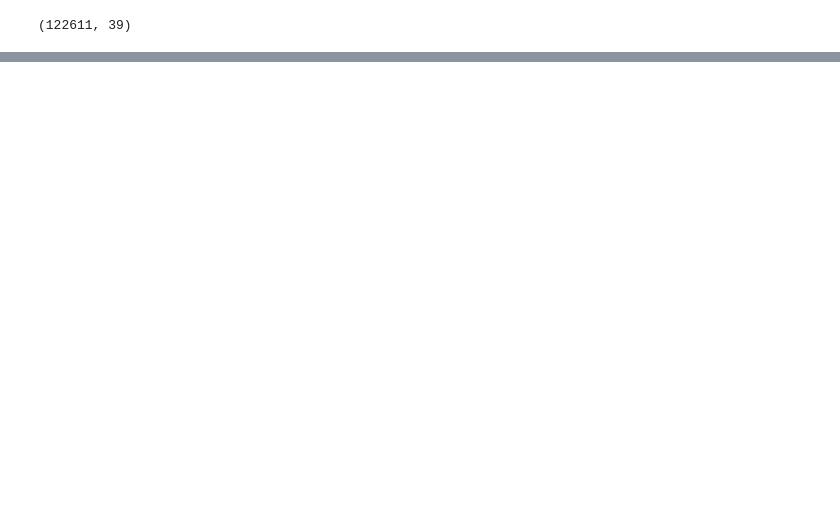
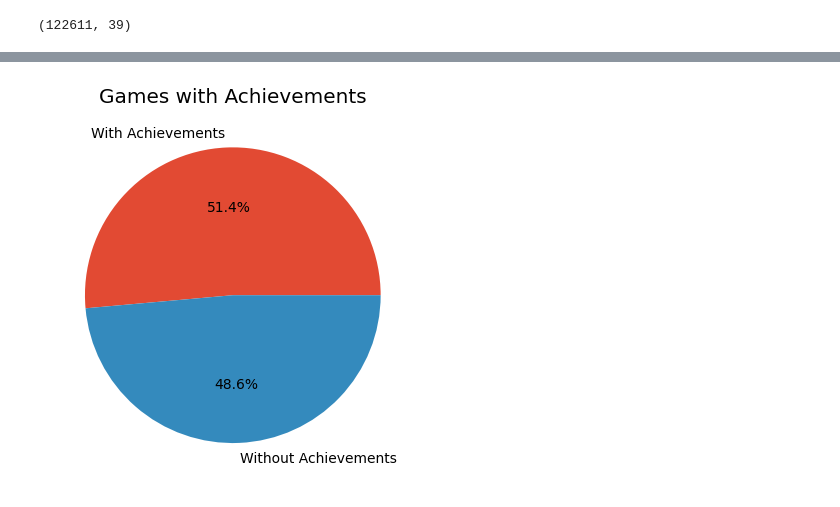
Before and after one commit to Itzelvillg/steam_DA, a Jupyter notebook: games_mc_codedex.ipynb, the cells around one changed output, grey strips where cells are left out. Cells and saved outputs as stored; diff of their text form; code cells hidden in the pictures; blank space fills up the shorter version.

```diff
--- a/games_mc_codedex.ipynb
+++ b/games_mc_codedex.ipynb
@@ -72,0 +181,12 @@ steam_df.
+# %%
+has_achievements = steam_df[steam_df["Achievements"] > 0].shape[0]
+no_achievements = steam_df[steam_df["Achievements"] == 0].shape[0]
+
+labels = ["With Achievements", "Without Achievements"]
+values = [has_achievements, no_achievements]
+
+plt.pie(values, labels=labels, autopct="%1.1f%%")
+plt.title("Games with Achievements")
+plt.show()
+# %% [output]
+[figure, added]
```
Also changed, not shown: parts of 25 cells of this notebook.
